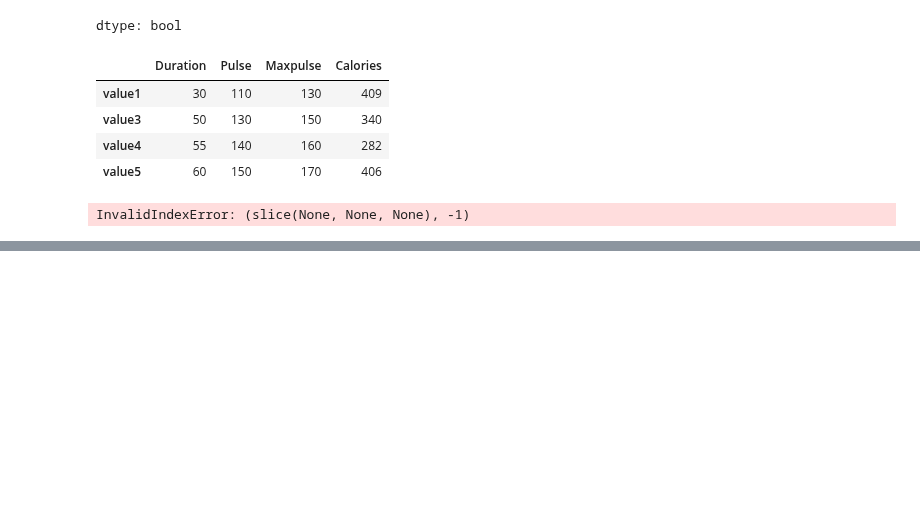
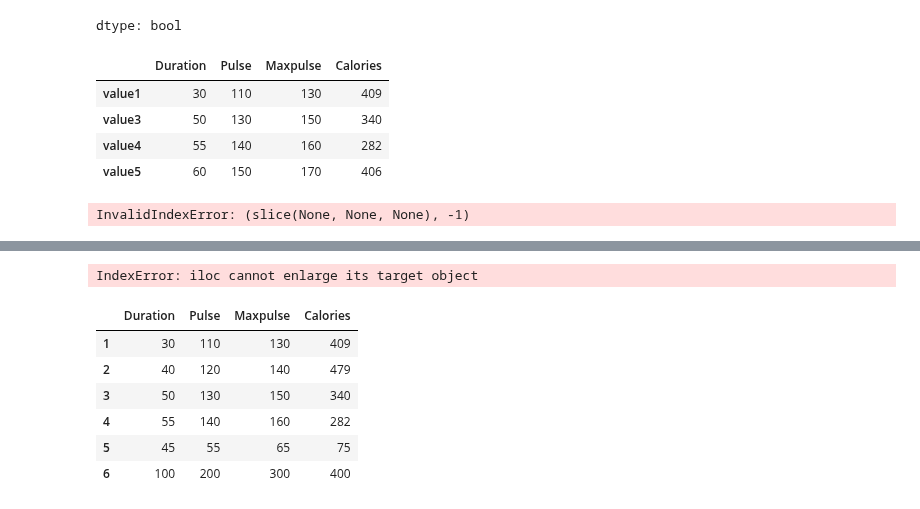
Before and after one commit to ramnagella/Demo, a Jupyter notebook: DA_Day5.ipynb, the cells around one changed output, grey strips where cells are left out. Saved outputs shown, nothing was run; the diff lists cells and outputs as text; code cells hidden in the pictures; blank space fills up the shorter version.

```diff
--- a/DA_Day5.ipynb
+++ b/DA_Day5.ipynb
@@ -211,0 +427,16 @@ InvalidIndexError: (slice(None, None, None), -1)
+# %%
+#adding new row to df will get error here
+df.iloc[6]=[100,200,300,400]
+# %% [output]
+IndexError: iloc cannot enlarge its target object
+# %%
+df.loc[6]=[100,200,300,400]
+df
+# %% [output]
+|  | Duration | Pulse | Maxpulse | Calories |
+| 1 | 30 | 110 | 130 | 409 |
+| 2 | 40 | 120 | 140 | 479 |
+| 3 | 50 | 130 | 150 | 340 |
+| 4 | 55 | 140 | 160 | 282 |
+| 5 | 45 | 55 | 65 | 75 |
+| 6 | 100 | 200 | 300 | 400 |
```
Also changed, not shown: parts of 26 cells of this notebook.
